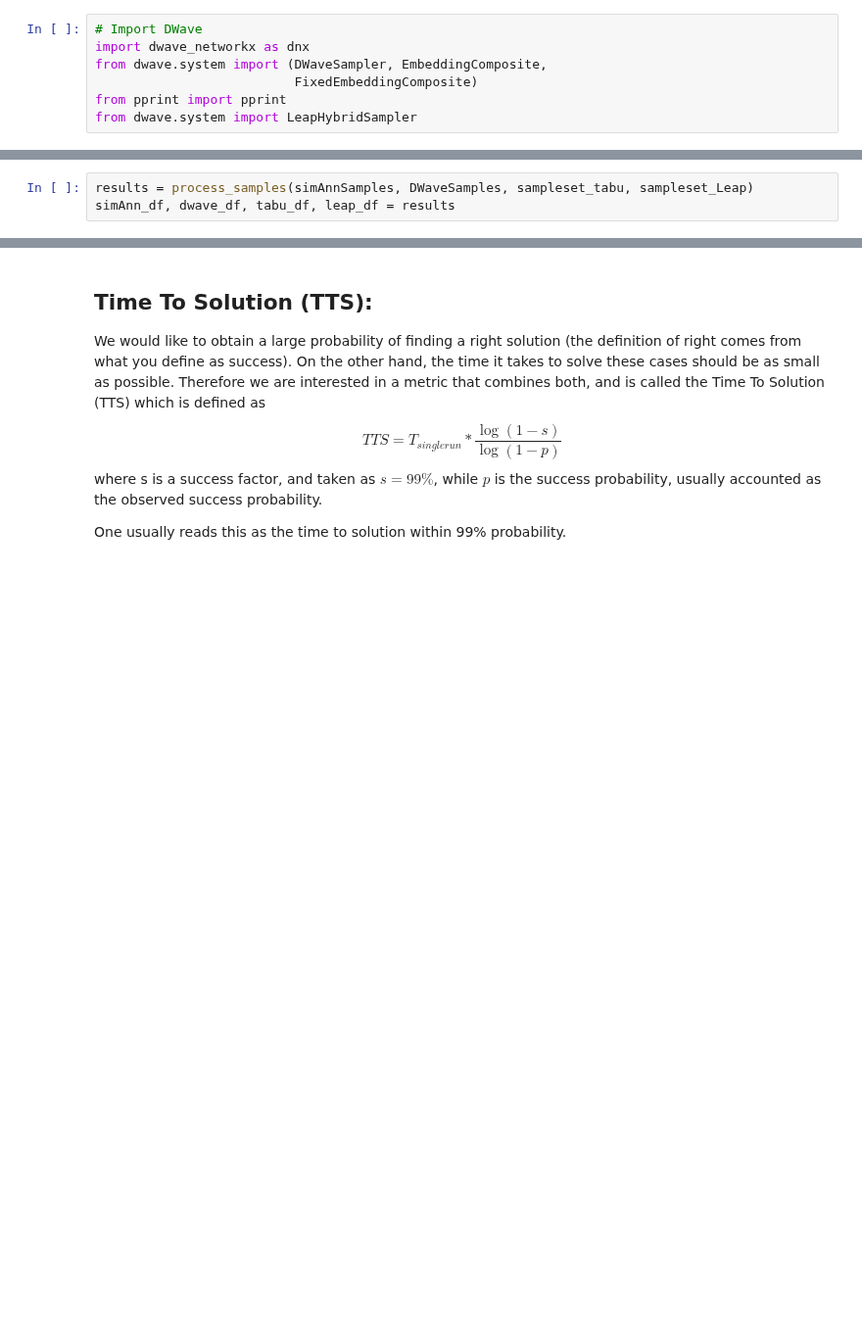
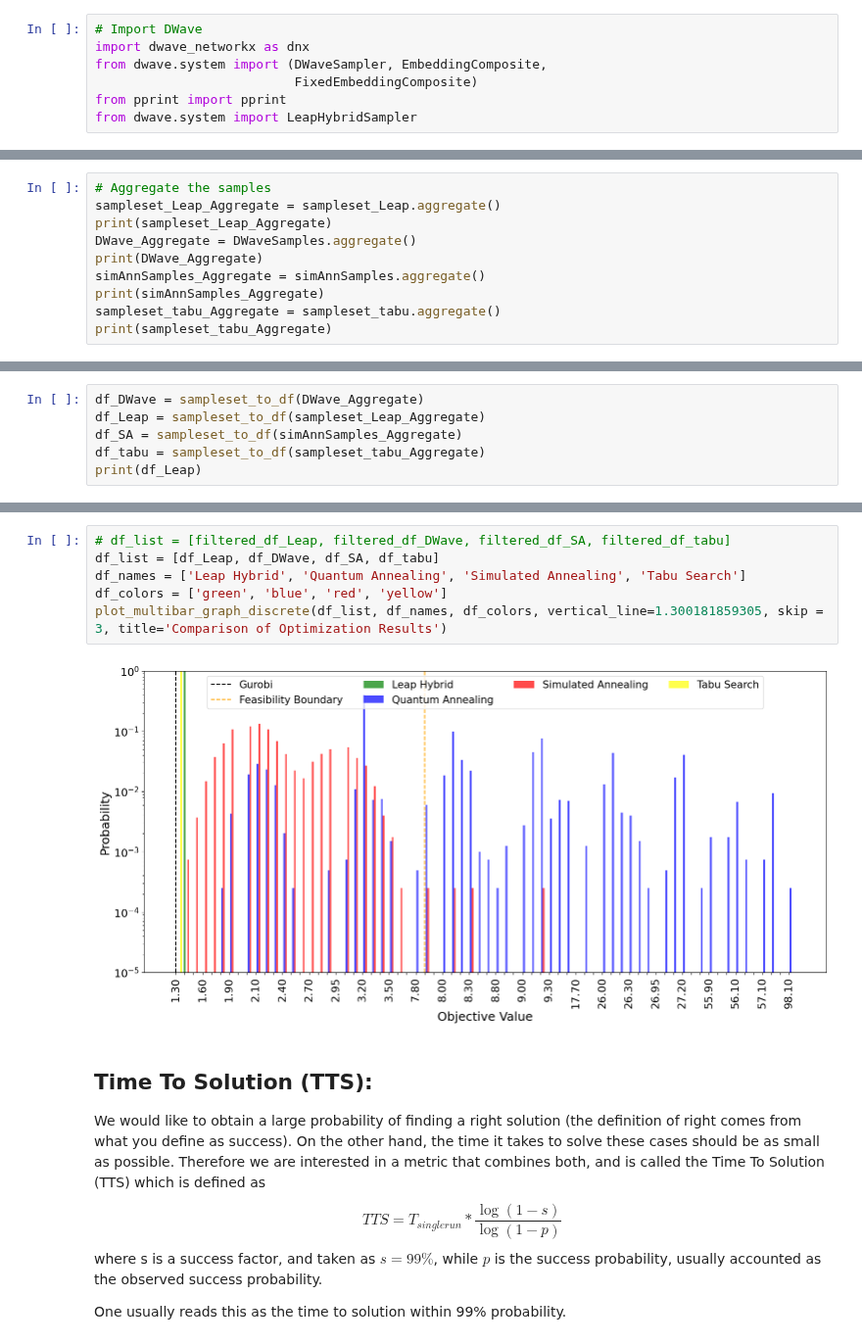
Before and after one commit to anurag-r20/WDN_Sensor_Placement, a Jupyter notebook: WDN_Sensor_Placement_Latest.ipynb, the cells around one changed output, grey strips where cells are left out. Shown at 98% size. Drawn from its saved outputs; the diff is of its cells as text; blank space fills up the shorter version.

```diff
--- a/WDN_Sensor_Placement_Latest.ipynb
+++ b/WDN_Sensor_Placement_Latest.ipynb
@@ -1245,3 +1280,0 @@ def process_samples(simAnnSamples, DWaveSamples, sampleset_tabu, sampleset_Leap)
-# %%
-results = process_samples(simAnnSamples, DWaveSamples, sampleset_tabu, sampleset_Leap)
-simAnn_df, dwave_df, tabu_df, leap_df = results
@@ -1347,0 +1281,10 @@ plot_energy_probability(dwave_df, simAnn_df, tabu_df, leap_df)
+# %%
+# Aggregate the samples
+sampleset_Leap_Aggregate = sampleset_Leap.aggregate()
+print(sampleset_Leap_Aggregate)
+DWave_Aggregate = DWaveSamples.aggregate()
+print(DWave_Aggregate)
+simAnnSamples_Aggregate = simAnnSamples.aggregate()
+print(simAnnSamples_Aggregate)
+sampleset_tabu_Aggregate = sampleset_tabu.aggregate()
+print(sampleset_tabu_Aggregate)
@@ -1347,0 +1348,6 @@ plot_energy_probability(dwave_df, simAnn_df, tabu_df, leap_df)
+# %%
+df_DWave = sampleset_to_df(DWave_Aggregate)
+df_Leap = sampleset_to_df(sampleset_Leap_Aggregate)
+df_SA = sampleset_to_df(simAnnSamples_Aggregate)
+df_tabu = sampleset_to_df(sampleset_tabu_Aggregate)
+print(df_Leap)
@@ -1348,3 +1476,11 @@ plot_energy_probability(dwave_df, simAnn_df, tabu_df, leap_df)
+# %%
+# df_list = [filtered_df_Leap, filtered_df_DWave, filtered_df_SA, filtered_df_tabu]
+df_list = [df_Leap, df_DWave, df_SA, df_tabu]
+df_names = ['Leap Hybrid', 'Quantum Annealing', 'Simulated Annealing', 'Tabu Search']
+df_colors = ['green', 'blue', 'red', 'yellow']
+plot_multibar_graph_discrete(df_list, df_names, df_colors, vertical_line=1.300181859305, skip = 3, title='Comparison of Optimization Results')
+# %% [output]
+[figure, added]
 # %% [markdown]
 ## Time To Solution (TTS):
 We would like to obtain a large probability of finding a right solution (the definition of right comes from what you define as success). On the other hand, the time it takes to solve these cases should be as small as possible. Therefore we are interested in a metric that combines both, and is called the Time To Solution (TTS) which is defined as
```
Also changed, not shown: parts of 36 cells of this notebook.
